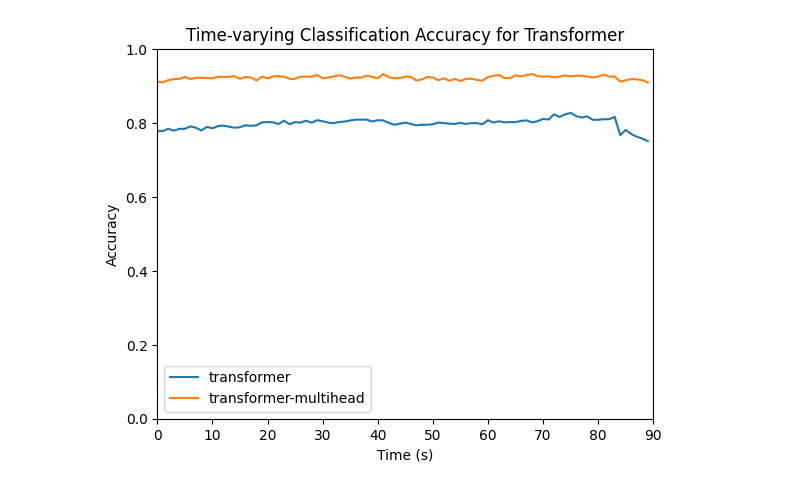
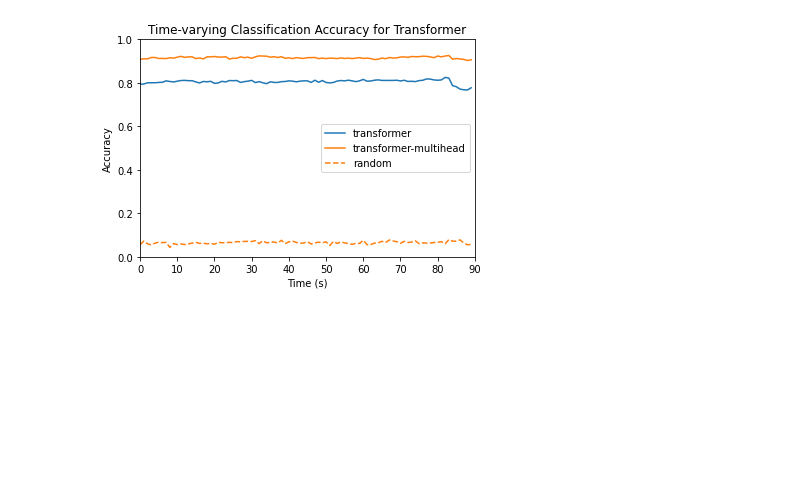
Before and after one commit to axgu/srp-lab-notebook, a Jupyter notebook: hcp_data/figures.ipynb, the cells around one changed output. Drawn from its saved outputs; the diff is of its cells as text; code cells hidden in the pictures; blank space fills up the shorter version.

```diff
--- a/hcp_data/figures.ipynb
+++ b/hcp_data/figures.ipynb
@@ -103,16 +111,17 @@ print(mean_transformer_multipos)
 # %%
 xAx = [i for i in range(0,90)]
 plt.plot(xAx, transformer_acc, label="transformer")
 plt.plot(xAx, transformer_multi_acc, label="transformer-multihead")
+plt.plot(xAx, transformer_multi_rand_acc, label="random", color="C1", linestyle="dashed")
 plt.xlabel("Time (s)")
 plt.ylabel("Accuracy")
 plt.ylim(0,1)
 plt.xlim(0,90)
 plt.title("Time-varying Classification Accuracy for Transformer")
 plt.legend()
 plt.show()
 # %% [output]
-[figure, old version]
+[figure, new version]
 # %%
 xAx = [i for i in range(0,90)]
 plt.plot(xAx, transformer_acc, label="transformer")
```
Also changed, not shown: parts of 13 cells of this notebook, 9 other files.
